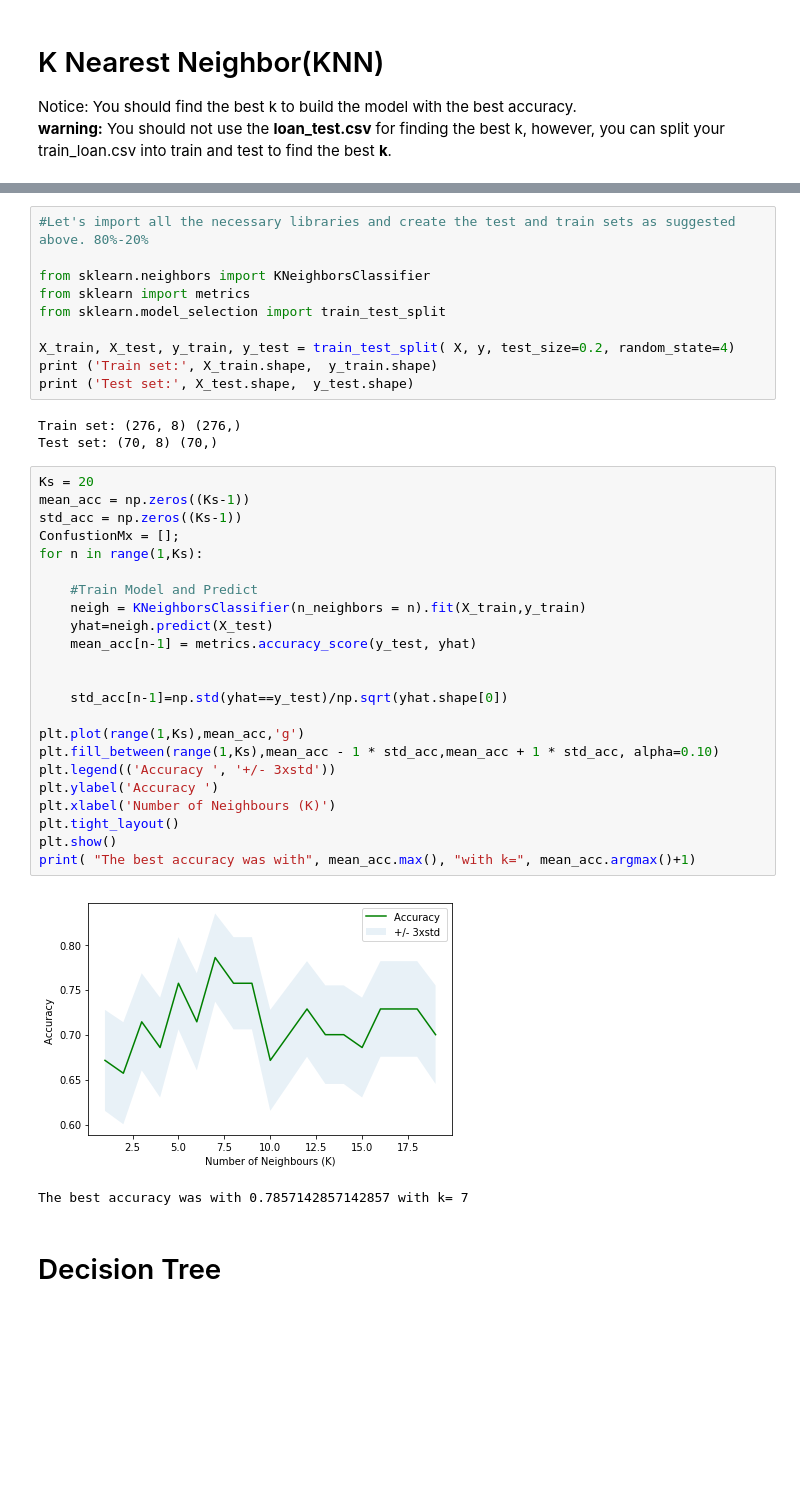
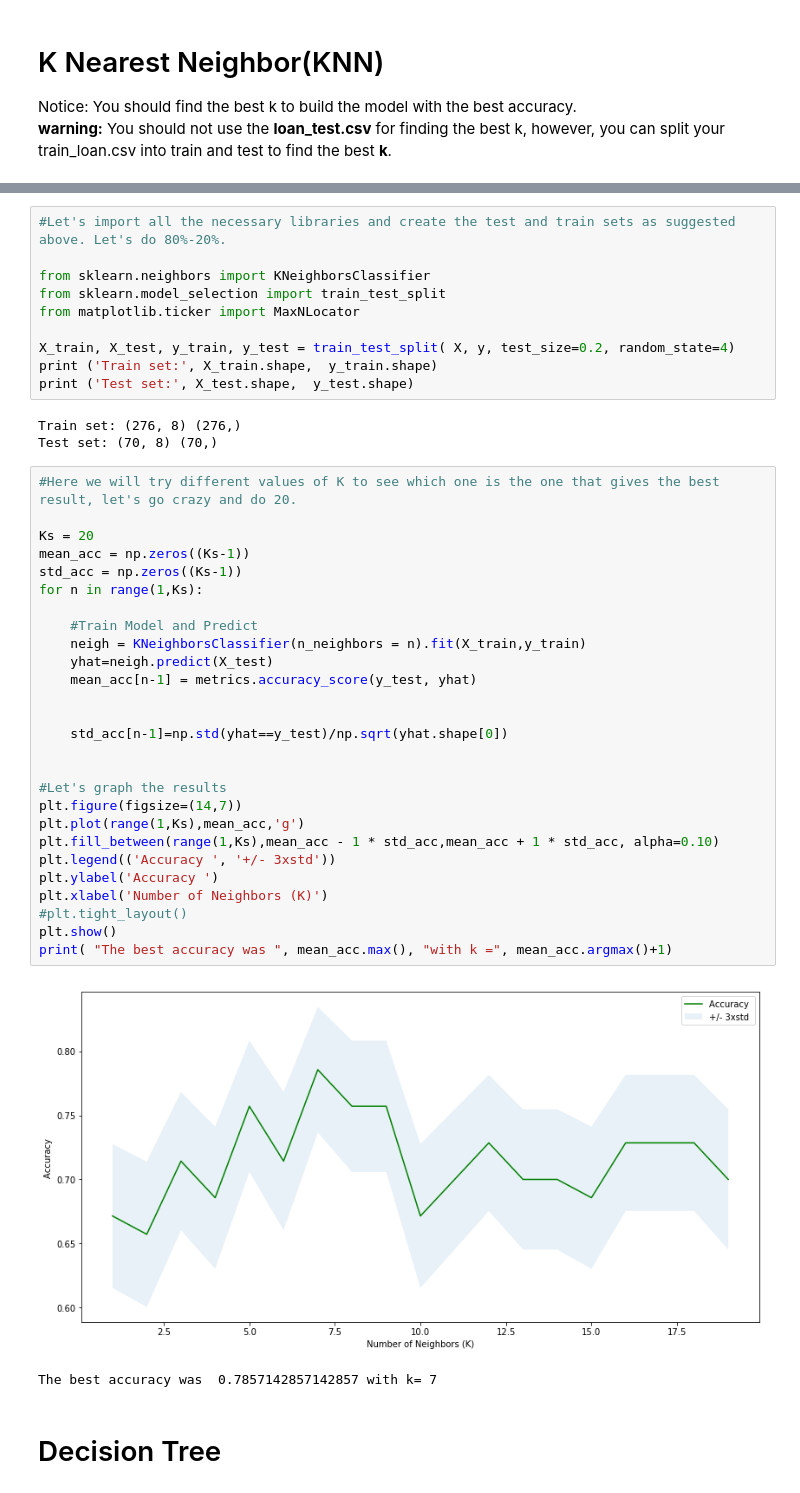
Before and after one commit to richerram/coursera, a Jupyter notebook: Week 6.ipynb, the cells around one changed output, grey strips where cells are left out. Saved outputs shown, nothing was run; the diff lists cells and outputs as text; blank space fills up the shorter version.

```diff
--- a/Week 6.ipynb
+++ b/Week 6.ipynb
@@ -298,11 +288,11 @@ X.head()
 | 3 | 0.515785 | 0.920718 | -0.487392 | 2.377782 | 0.829340 | -0.381701 | -0.879977 | 1.149847 |
 | 4 | 0.515785 | 0.920718 | -0.321573 | -0.420560 | 0.829340 | -0.381701 | -0.879977 | 1.149847 |
 # %%
-#Let's import all the necessary libraries and create the test and train sets as suggested above. 80%-20%
+#Let's import all the necessary libraries and create the test and train sets as suggested above. Let's do 80%-20%.
 
 from sklearn.neighbors import KNeighborsClassifier
-from sklearn import metrics
 from sklearn.model_selection import train_test_split
+from matplotlib.ticker import MaxNLocator
 
 X_train, X_test, y_train, y_test = train_test_split( X, y, test_size=0.2, random_state=4)
 print ('Train set:', X_train.shape,  y_train.shape)
@@ -311,30 +301,34 @@ print ('Test set:', X_test.shape,  y_test.shape)
 Train set: (276, 8) (276,)
 Test set: (70, 8) (70,)
 # %%
+#Here we will try different values of K to see which one is the one that gives the best result, let's go crazy and do 20.
+
 Ks = 20
 mean_acc = np.zeros((Ks-1))
 std_acc = np.zeros((Ks-1))
-ConfustionMx = [];
 for n in range(1,Ks):
 
     #Train Model and Predict
     neigh = KNeighborsClassifier(n_neighbors = n).fit(X_train,y_train)
     yhat=neigh.predict(X_test)
     mean_acc[n-1] = metrics.accuracy_score(y_test, yhat)
 
 
     std_acc[n-1]=np.std(yhat==y_test)/np.sqrt(yhat.shape[0])
 
+
+#Let's graph the results
+plt.figure(figsize=(14,7))
 plt.plot(range(1,Ks),mean_acc,'g')
 plt.fill_between(range(1,Ks),mean_acc - 1 * std_acc,mean_acc + 1 * std_acc, alpha=0.10)
 plt.legend(('Accuracy ', '+/- 3xstd'))
 plt.ylabel('Accuracy ')
-plt.xlabel('Number of Neighbours (K)')
-plt.tight_layout()
+plt.xlabel('Number of Neighbors (K)')
+#plt.tight_layout()
 plt.show()
-print( "The best accuracy was with", mean_acc.max(), "with k=", mean_acc.argmax()+1)
+print( "The best accuracy was ", mean_acc.max(), "with k =", mean_acc.argmax()+1)
 # %% [output]
-[figure, old version]
+[figure, new version]
-The best accuracy was with 0.7857142857142857 with k= 7
+The best accuracy was  0.7857142857142857 with k= 7
 # %% [markdown]
 # Decision Tree
```
Also changed, not shown: parts of 7 cells of this notebook.
